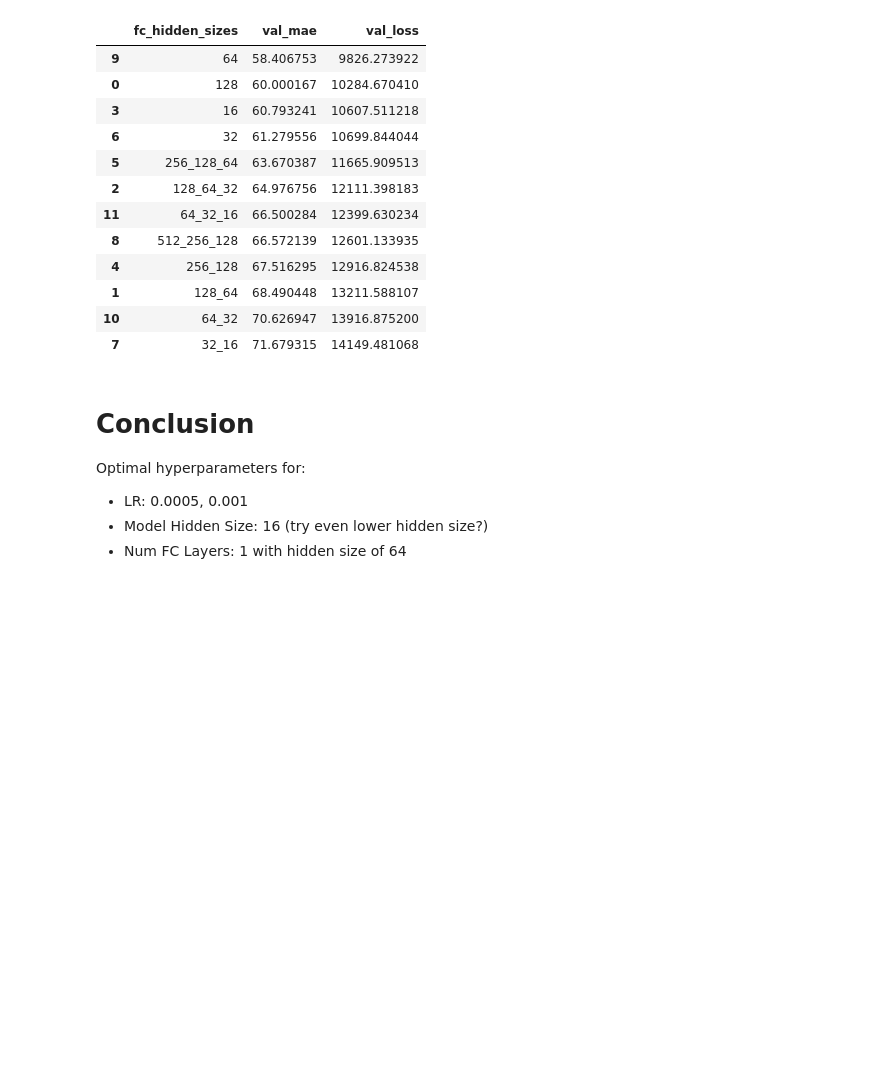
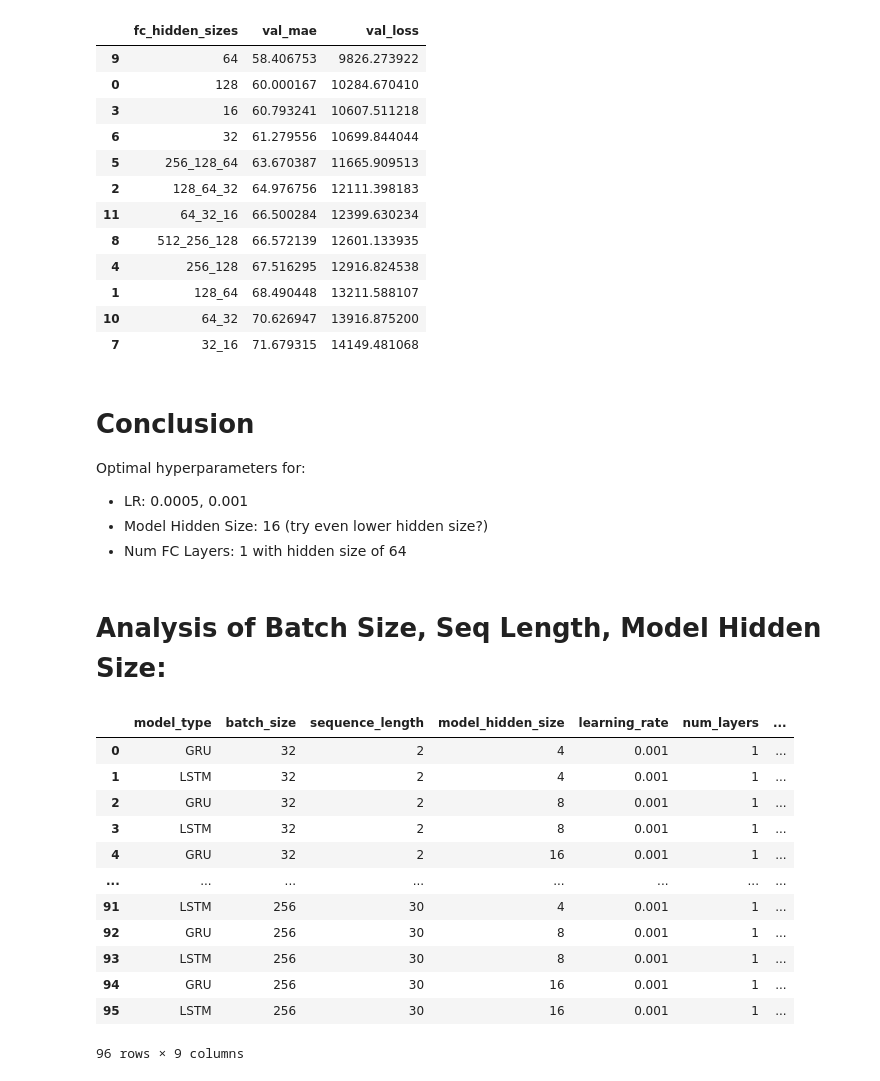
Before and after one commit to ZhiZhangT/FareCaster, a Jupyter notebook: hyperparam_results.ipynb, the cells around one changed output. Saved outputs shown, nothing was run; the diff lists cells and outputs as text; code cells hidden in the pictures; blank space fills up the shorter version.

```diff
--- a/hyperparam_results.ipynb
+++ b/hyperparam_results.ipynb
@@ -175,3 +175,24 @@ Optimal hyperparameters for:
 - LR: 0.0005, 0.001
 - Model Hidden Size: 16 (try even lower hidden size?)
 - Num FC Layers: 1 with hidden size of 64
+# %% [markdown]
+# Analysis of Batch Size, Seq Length, Model Hidden Size:
+# %%
+filepath = "hyperparam_results_2.csv"
+df = pd.read_csv(filepath)
+
+display(df)
+# %% [output]
+|  | model_type | batch_size | sequence_length | model_hidden_size | learning_rate | num_layers | ... |
+| 0 | GRU | 32 | 2 | 4 | 0.001 | 1 | ... |
+| 1 | LSTM | 32 | 2 | 4 | 0.001 | 1 | ... |
+| 2 | GRU | 32 | 2 | 8 | 0.001 | 1 | ... |
+| 3 | LSTM | 32 | 2 | 8 | 0.001 | 1 | ... |
+| 4 | GRU | 32 | 2 | 16 | 0.001 | 1 | ... |
+| ... | ... | ... | ... | ... | ... | ... | ... |
+| 91 | LSTM | 256 | 30 | 4 | 0.001 | 1 | ... |
+| 92 | GRU | 256 | 30 | 8 | 0.001 | 1 | ... |
+| 93 | LSTM | 256 | 30 | 8 | 0.001 | 1 | ... |
+| 94 | GRU | 256 | 30 | 16 | 0.001 | 1 | ... |
+| 95 | LSTM | 256 | 30 | 16 | 0.001 | 1 | ... |
+96 rows × 9 columns
```
Also changed, not shown: parts of 13 cells of this notebook, 1 other file.
